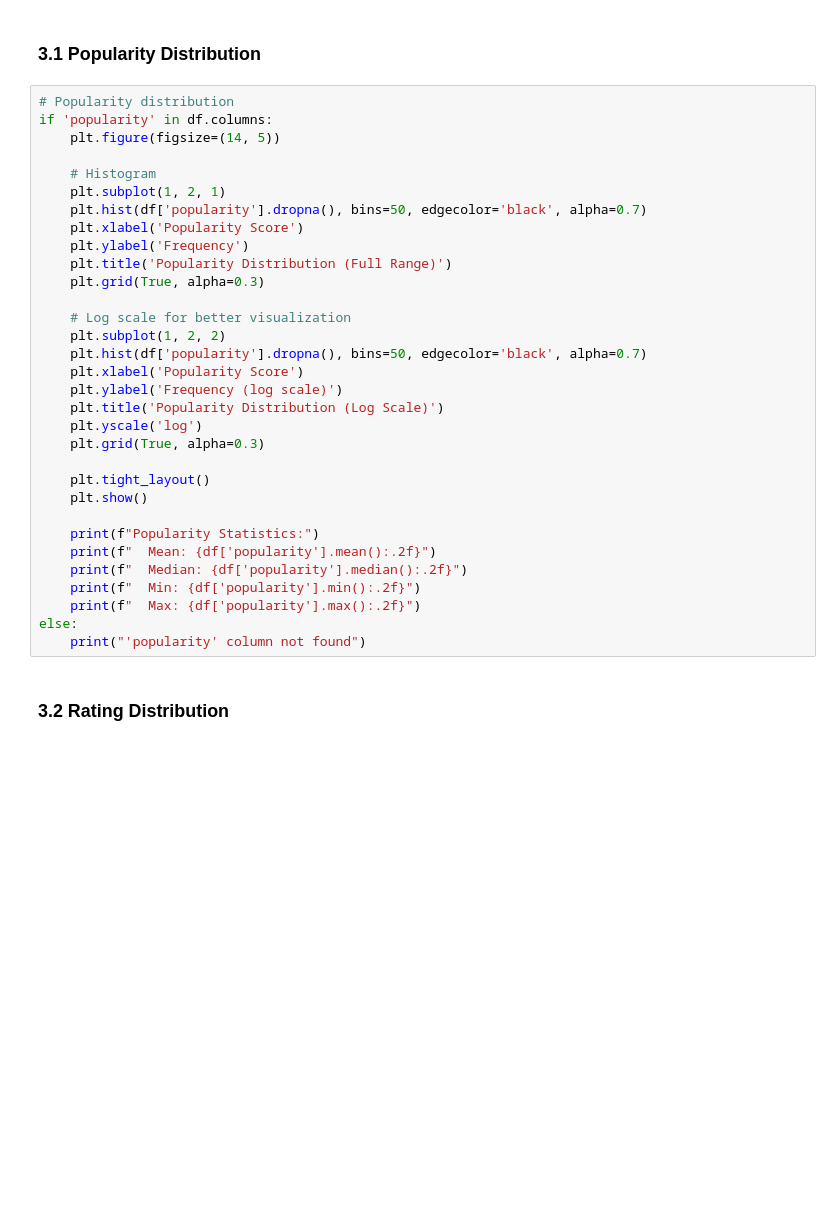
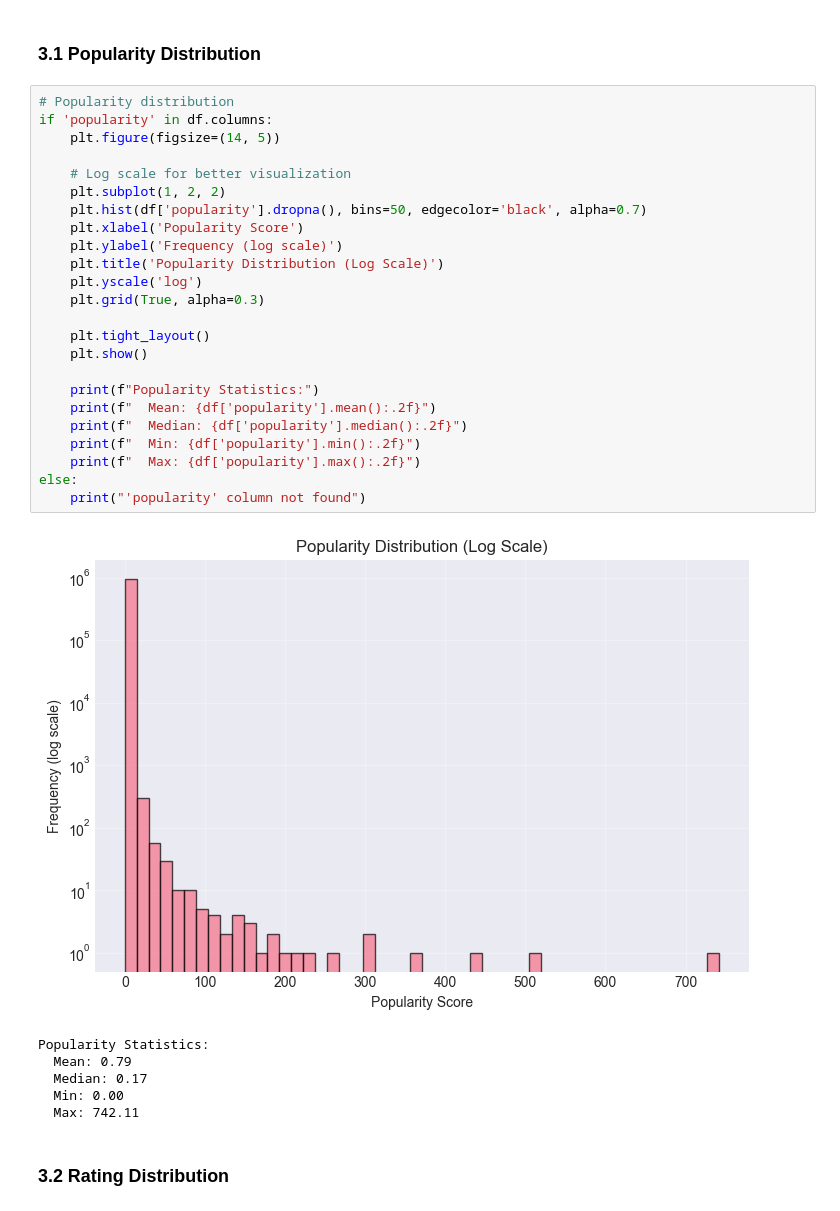
Before and after one commit to AggelosVer/Texnologies-Apokentrwmenwn-Dedomenwn, a Jupyter notebook: analysis_notebook.ipynb, the cells around one changed output. Drawn from its saved outputs; the diff is of its cells as text; blank space fills up the shorter version.

```diff
--- a/analysis_notebook.ipynb
+++ b/analysis_notebook.ipynb
@@ -75,35 +130,34 @@ print("   - original_language, origin_country")
 # %%
 # Popularity distribution
 if 'popularity' in df.columns:
     plt.figure(figsize=(14, 5))
-
-    # Histogram
-    plt.subplot(1, 2, 1)
-    plt.hist(df['popularity'].dropna(), bins=50, edgecolor='black', alpha=0.7)
-    plt.xlabel('Popularity Score')
-    plt.ylabel('Frequency')
-    plt.title('Popularity Distribution (Full Range)')
-    plt.grid(True, alpha=0.3)
 
     # Log scale for better visualization
     plt.subplot(1, 2, 2)
     plt.hist(df['popularity'].dropna(), bins=50, edgecolor='black', alpha=0.7)
     plt.xlabel('Popularity Score')
     plt.ylabel('Frequency (log scale)')
     plt.title('Popularity Distribution (Log Scale)')
     plt.yscale('log')
     plt.grid(True, alpha=0.3)
 
     plt.tight_layout()
     plt.show()
 
     print(f"Popularity Statistics:")
     print(f"  Mean: {df['popularity'].mean():.2f}")
     print(f"  Median: {df['popularity'].median():.2f}")
     print(f"  Min: {df['popularity'].min():.2f}")
     print(f"  Max: {df['popularity'].max():.2f}")
 else:
     print("'popularity' column not found")
+# %% [output]
+[figure, added]
+Popularity Statistics:
+  Mean: 0.79
+  Median: 0.17
+  Min: 0.00
+  Max: 742.11
 # %% [markdown]
 ### 3.2 Rating Distribution
 # %%
```
Also changed, not shown: parts of 16 cells of this notebook, 5 other files.
